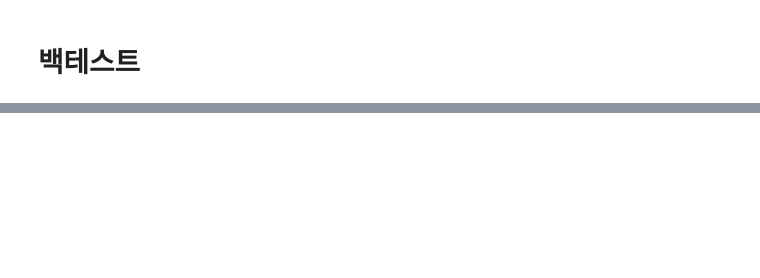
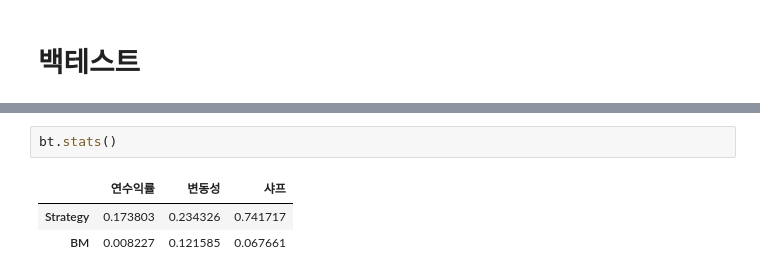
Before and after one commit to gem763/qit, a Jupyter notebook: backtester.ipynb, the cells around one changed output, grey strips where cells are left out. Drawn from its saved outputs; the diff is of its cells as text; blank space fills up the shorter version.

```diff
--- a/backtester.ipynb
+++ b/backtester.ipynb
@@ -98,0 +186,6 @@ dtype: float64
+# %%
+bt.stats()
+# %% [output]
+|  | 연수익률 | 변동성 | 샤프 |
+| Strategy | 0.173803 | 0.234326 | 0.741717 |
+| BM | 0.008227 | 0.121585 | 0.067661 |
```
Also changed, not shown: parts of 16 cells of this notebook.
